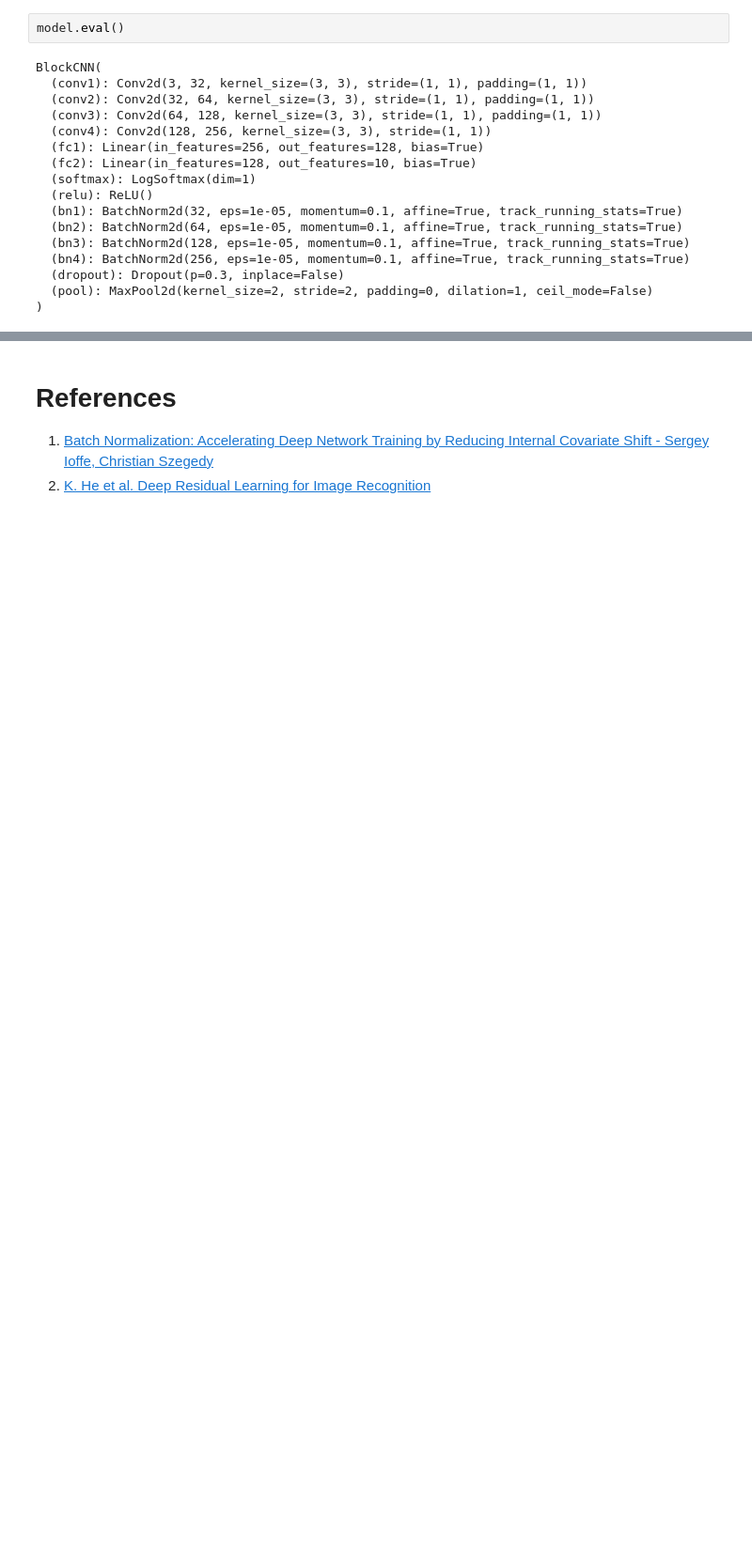
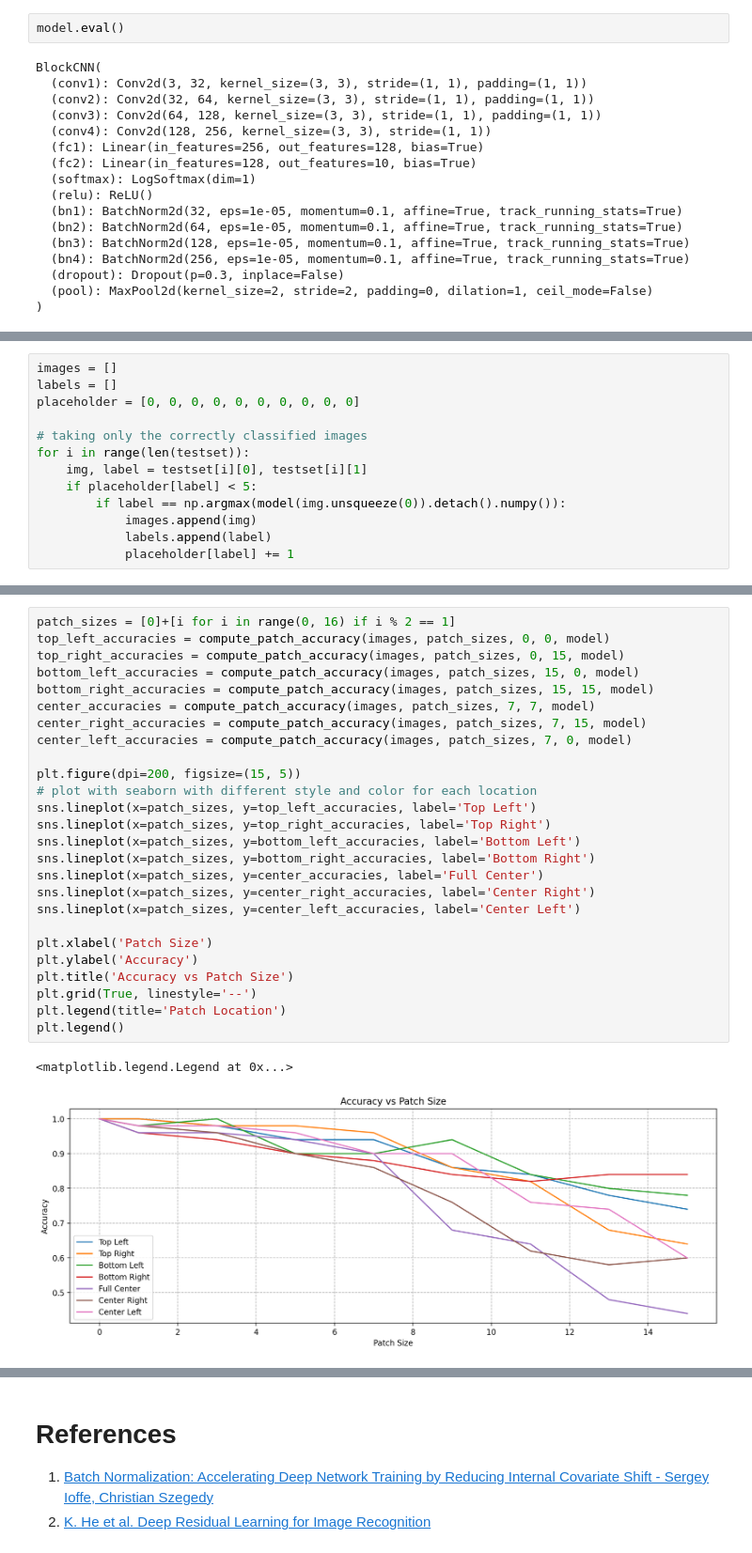
Before and after one commit to vornao/ispr-assignments, a Jupyter notebook: assignment-three/ispr-assignment-3-2.ipynb, the cells around one changed output, grey strips where cells are left out. Shown at 94% size. Cells and saved outputs as stored; diff of their text form; blank space fills up the shorter version.

```diff
--- a/assignment-three/ispr-assignment-3-2.ipynb
+++ b/assignment-three/ispr-assignment-3-2.ipynb
@@ -909,0 +812,13 @@ plt.legend()
+# %%
+images = []
+labels = []
+placeholder = [0, 0, 0, 0, 0, 0, 0, 0, 0, 0]
+
+# taking only the correctly classified images
+for i in range(len(testset)):
+    img, label = testset[i][0], testset[i][1]
+    if placeholder[label] < 5:
+        if label == np.argmax(model(img.unsqueeze(0)).detach().numpy()):
+            images.append(img)
+            labels.append(label)
+            placeholder[label] += 1
@@ -909,0 +850,29 @@ plt.legend()
+# %%
+patch_sizes = [0]+[i for i in range(0, 16) if i % 2 == 1]
+top_left_accuracies = compute_patch_accuracy(images, patch_sizes, 0, 0, model)
+top_right_accuracies = compute_patch_accuracy(images, patch_sizes, 0, 15, model)
+bottom_left_accuracies = compute_patch_accuracy(images, patch_sizes, 15, 0, model)
+bottom_right_accuracies = compute_patch_accuracy(images, patch_sizes, 15, 15, model)
+center_accuracies = compute_patch_accuracy(images, patch_sizes, 7, 7, model)
+center_right_accuracies = compute_patch_accuracy(images, patch_sizes, 7, 15, model)
+center_left_accuracies = compute_patch_accuracy(images, patch_sizes, 7, 0, model)
+
+plt.figure(dpi=200, figsize=(15, 5))
+# plot with seaborn with different style and color for each location
+sns.lineplot(x=patch_sizes, y=top_left_accuracies, label='Top Left')
+sns.lineplot(x=patch_sizes, y=top_right_accuracies, label='Top Right')
+sns.lineplot(x=patch_sizes, y=bottom_left_accuracies, label='Bottom Left')
+sns.lineplot(x=patch_sizes, y=bottom_right_accuracies, label='Bottom Right')
+sns.lineplot(x=patch_sizes, y=center_accuracies, label='Full Center')
+sns.lineplot(x=patch_sizes, y=center_right_accuracies, label='Center Right')
+sns.lineplot(x=patch_sizes, y=center_left_accuracies, label='Center Left')
+
+plt.xlabel('Patch Size')
+plt.ylabel('Accuracy')
+plt.title('Accuracy vs Patch Size')
+plt.grid(True, linestyle='--')
+plt.legend(title='Patch Location')
+plt.legend()
+# %% [output]
+<matplotlib.legend.Legend at 0x...>
+[figure, added]
```
Also changed, not shown: parts of 23 cells of this notebook.
